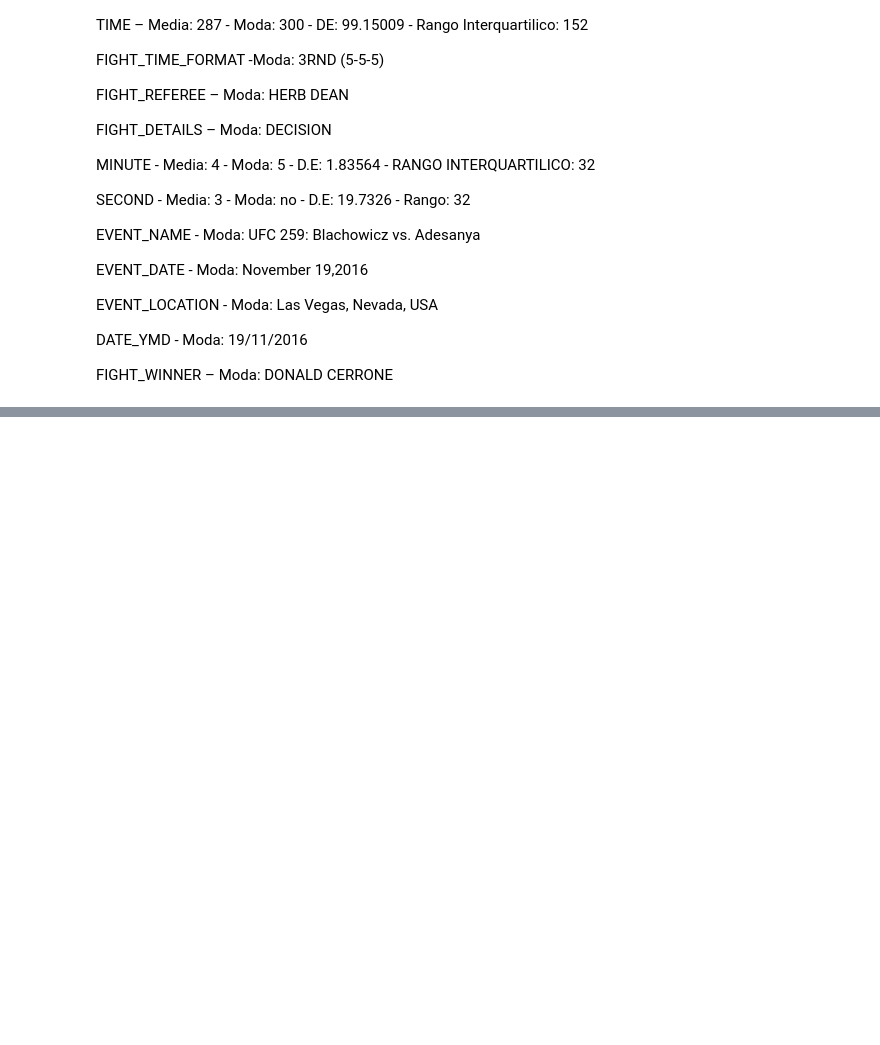
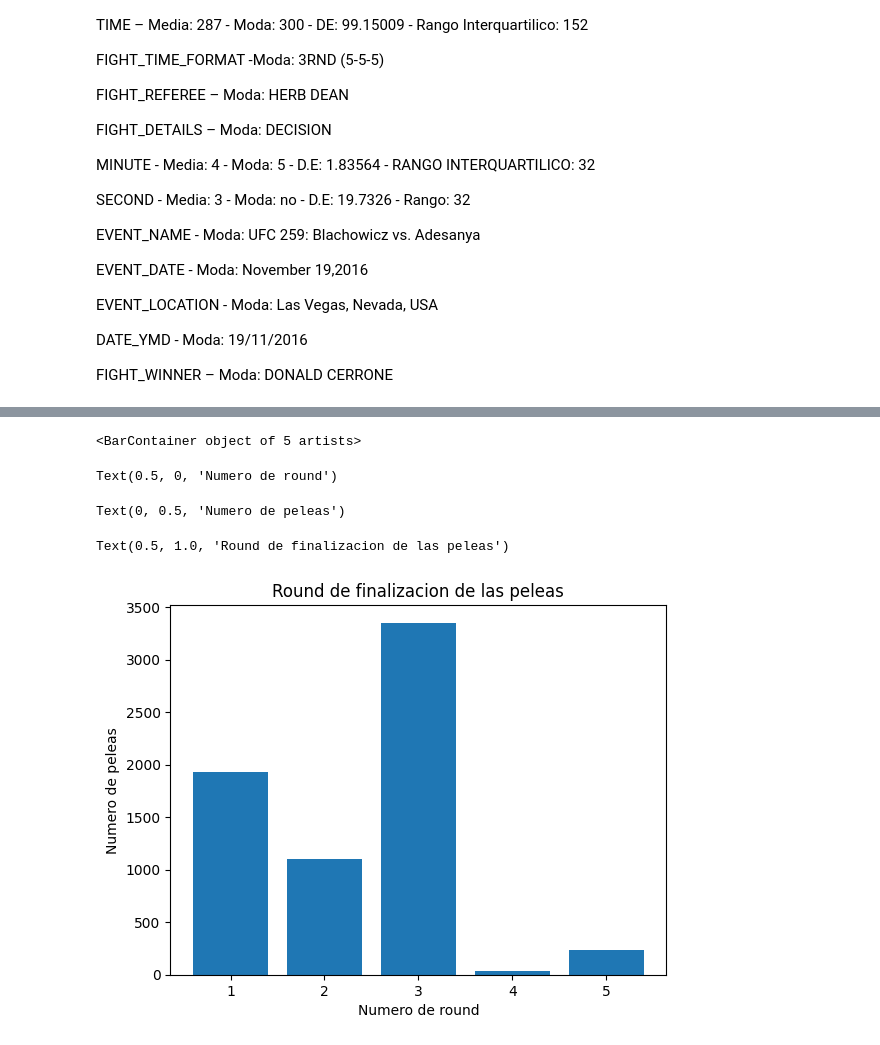
Before and after one commit to YaotecatlMtz/analisisUFC, a Jupyter notebook: proyecto_test.ipynb, the cells around one changed output, grey strips where cells are left out. Saved outputs shown, nothing was run; the diff lists cells and outputs as text; code cells hidden in the pictures; blank space fills up the shorter version.

```diff
--- a/proyecto_test.ipynb
+++ b/proyecto_test.ipynb
@@ -433,0 +393,14 @@ plt.plot()
+# %%
+round = df['ROUND'].value_counts()
+
+plt.bar(round.index, round.values)
+plt.xlabel('Numero de round')
+plt.ylabel('Numero de peleas')
+plt.title('Round de finalizacion de las peleas')
+plt.show()
+# %% [output]
+<BarContainer object of 5 artists>
+Text(0.5, 0, 'Numero de round')
+Text(0, 0.5, 'Numero de peleas')
+Text(0.5, 1.0, 'Round de finalizacion de las peleas')
+[figure, added]
```
Also changed, not shown: parts of 25 cells of this notebook, 1 other file.
